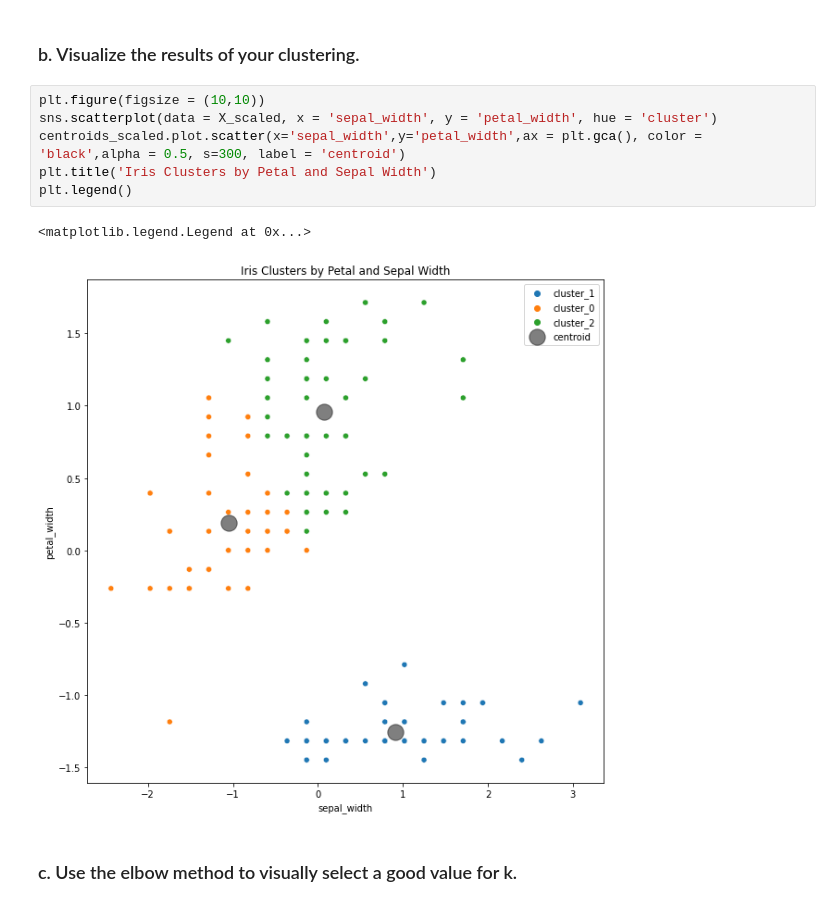
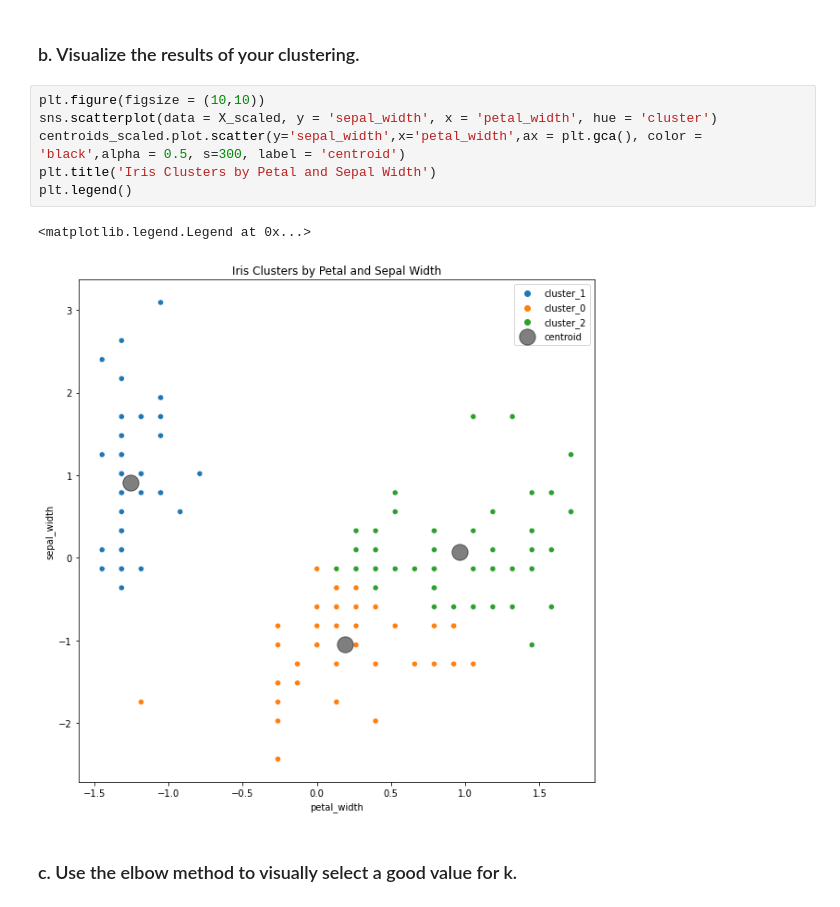
Before and after one commit to wheelerjoshua/clustering-exercises, a Jupyter notebook: modeling.ipynb, the cells around one changed output. Drawn from its saved outputs; the diff is of its cells as text.

```diff
--- a/modeling.ipynb
+++ b/modeling.ipynb
@@ -84,13 +84,13 @@ centroids_scaled = pd.DataFrame(kmeans.cluster_centers_, columns = X.columns)
 ### b. Visualize the results of your clustering.
 # %%
 plt.figure(figsize = (10,10))
-sns.scatterplot(data = X_scaled, x = 'sepal_width', y = 'petal_width', hue = 'cluster')
-centroids_scaled.plot.scatter(x='sepal_width',y='petal_width',ax = plt.gca(), color = 'black',alpha = 0.5, s=300, label = 'centroid')
+sns.scatterplot(data = X_scaled, y = 'sepal_width', x = 'petal_width', hue = 'cluster')
+centroids_scaled.plot.scatter(y='sepal_width',x='petal_width',ax = plt.gca(), color = 'black',alpha = 0.5, s=300, label = 'centroid')
 plt.title('Iris Clusters by Petal and Sepal Width')
 plt.legend()
 # %% [output]
 <matplotlib.legend.Legend at 0x...>
-[figure, old version]
+[figure, new version]
 # %% [markdown]
 ###     c. Use the elbow method to visually select a good value for k.
 # %%
```
Also changed, not shown: parts of 5 cells of this notebook.
